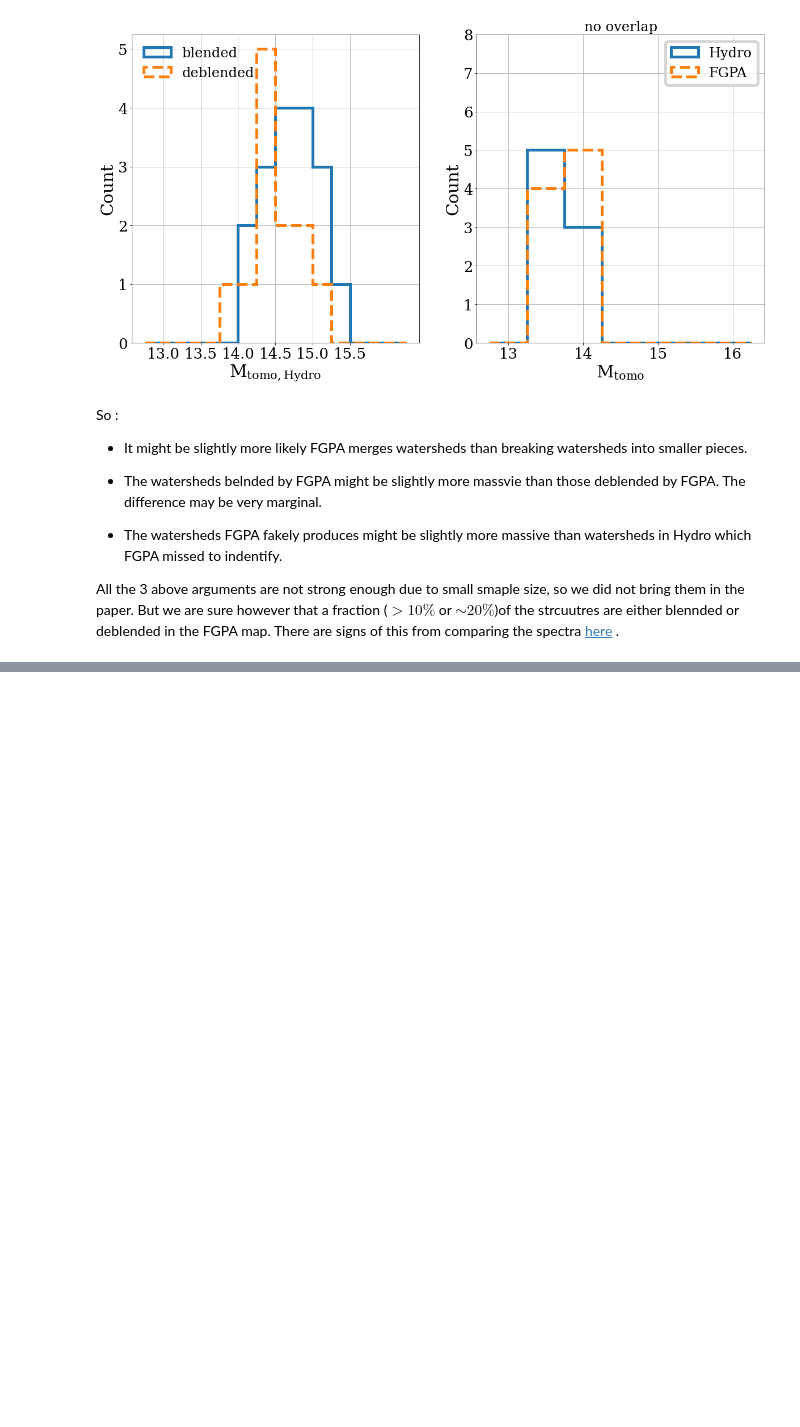
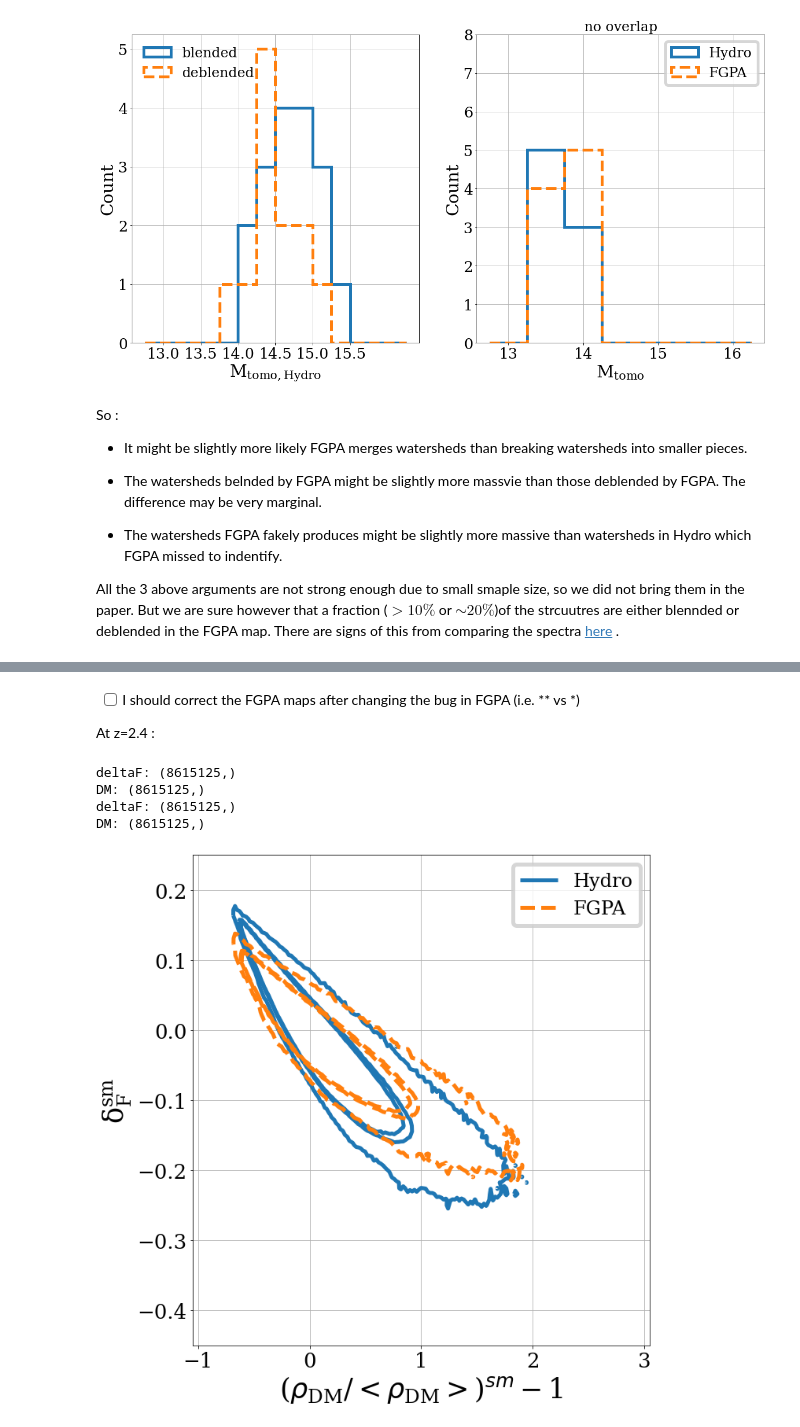
Before and after one commit to qezlou/LyTomo_Watershed, a Jupyter notebook: FGPA_Hydro.ipynb, the cells around one changed output, grey strips where cells are left out. Cells and saved outputs as stored; diff of their text form; code cells hidden in the pictures; blank space fills up the shorter version.

```diff
--- a/FGPA_Hydro.ipynb
+++ b/FGPA_Hydro.ipynb
@@ -617,0 +729,23 @@ All the 3 above arguments are not strong enough due to small smaple size, so we
+# %% [markdown]
+- [ ] I should correct the FGPA maps after changing the bug in FGPA (i.e. ** vs *)
+
+At z=2.4 :
+# %%
+fig, ax= plt.subplots(1,1)
+import os
+data_dir = '/run/media/mahdi/HD2/Lya/LyTomo_data/'
+deltaF_rhoDM_contours(fig, ax, sigma=4, DM_file=os.path.join(data_dir,'DM_Density_field/TNG_DM_z2.4.hdf5'),
+                      deltaF_file=os.path.join(data_dir,'noiseless_maps/map_TNG_true_1.0_z2.4.hdf5'),
+                      label='Hydro')
+
+deltaF_rhoDM_contours(fig, ax, sigma=4,DM_file=os.path.join(data_dir,'DM_Density_field/TNG_DM_z2.4.hdf5'),
+                      F_file=os.path.join(data_dir,'FGPA/FGPA_DMonly_flux_z2.4.hdf5'), ls='--',
+                      color='C1', label='FGPA')
+fig.tight_layout()
+#fig.savefig('./figures/FGPA_Hydro_field.pdf')
+# %% [output]
+deltaF: (8615125,)
+DM: (8615125,)
+deltaF: (8615125,)
+DM: (8615125,)
+[figure, added]
```
Also changed, not shown: parts of 16 cells of this notebook, 32 other files.
